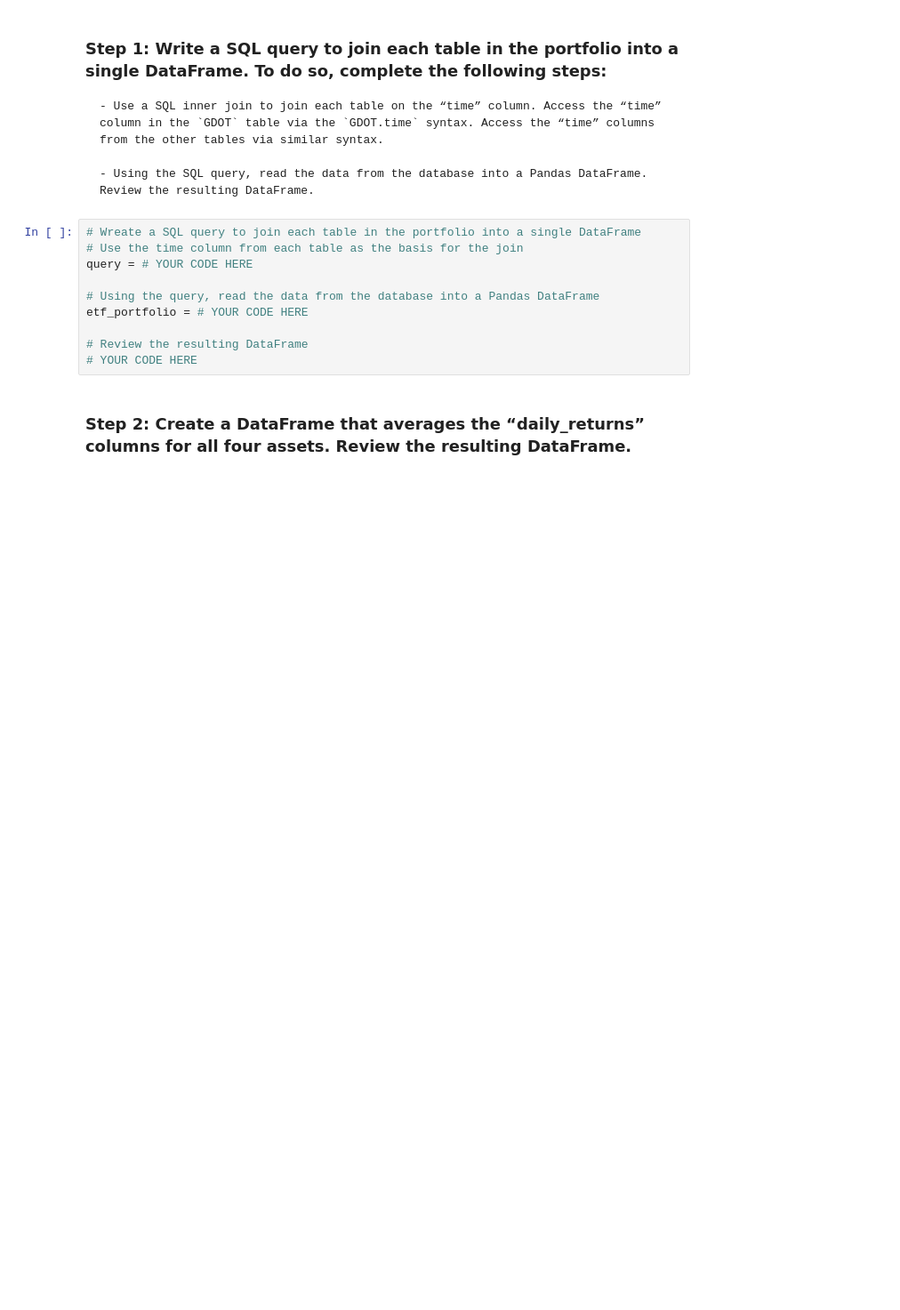
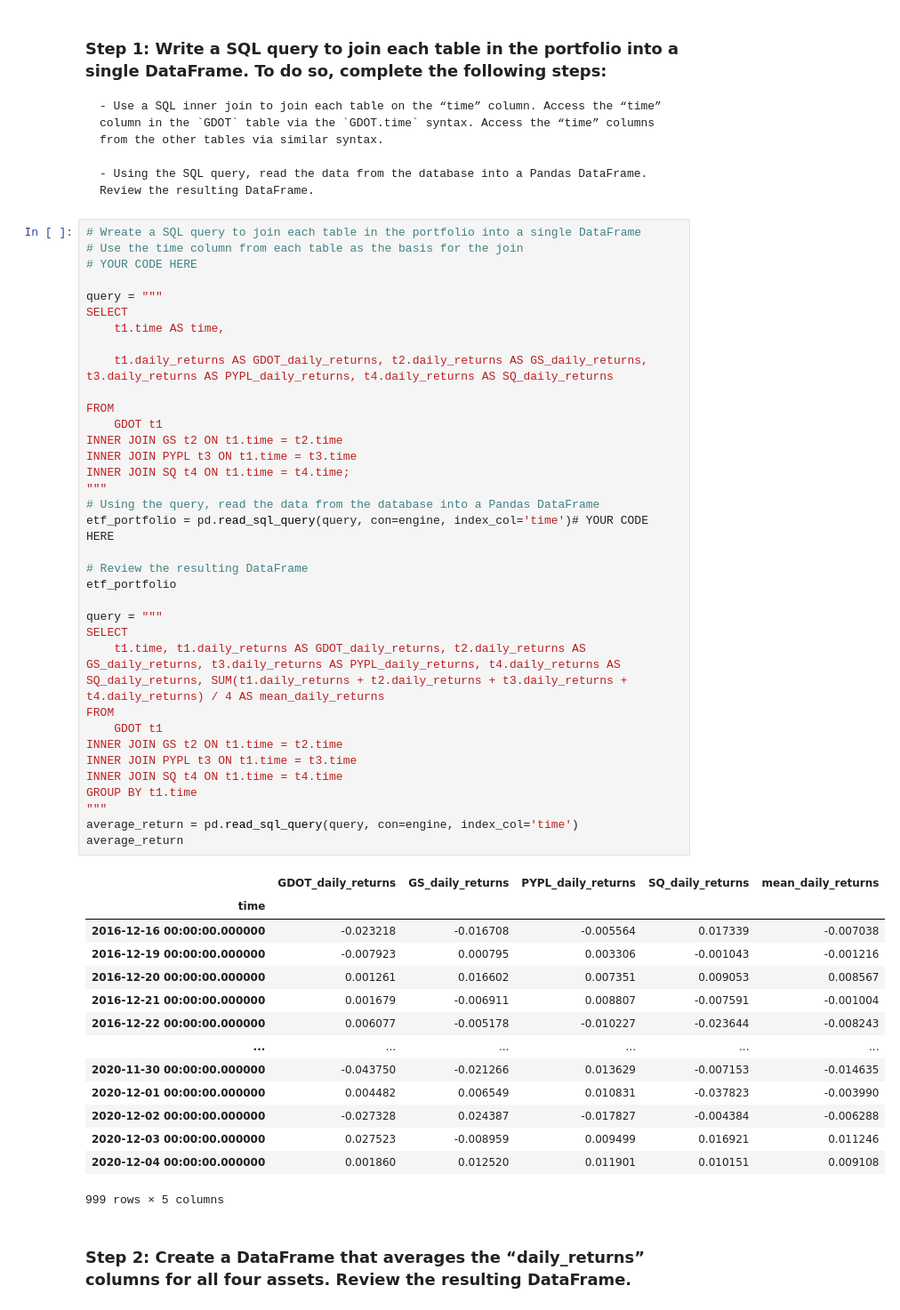
Before and after one commit to shangfii/etf_analyzer, a Jupyter notebook: startcode/etf_analyzer.ipynb, the cells around one changed output. Shown at 89% size. Drawn from its saved outputs; the diff is of its cells as text; blank space fills up the shorter version.

Commit message:
Tables combined with ave calculated

```diff
--- a/startcode/etf_analyzer.ipynb
+++ b/startcode/etf_analyzer.ipynb
@@ -341,16 +368,56 @@ Complete the following steps:
     - Use a SQL inner join to join each table on the “time” column. Access the “time” column in the `GDOT` table via the `GDOT.time` syntax. Access the “time” columns from the other tables via similar syntax.
 
     - Using the SQL query, read the data from the database into a Pandas DataFrame. Review the resulting DataFrame.
-# %%
-# Wreate a SQL query to join each table in the portfolio into a single DataFrame
-# Use the time column from each table as the basis for the join
-query = # YOUR CODE HERE
-
-# Using the query, read the data from the database into a Pandas DataFrame
-etf_portfolio = # YOUR CODE HERE
-
-# Review the resulting DataFrame
-# YOUR CODE HERE
+# %%
+# Wreate a SQL query to join each table in the portfolio into a single DataFrame
+# Use the time column from each table as the basis for the join
+# YOUR CODE HERE
+
+query = """
+SELECT
+    t1.time AS time,
+
+    t1.daily_returns AS GDOT_daily_returns, t2.daily_returns AS GS_daily_returns, t3.daily_returns AS PYPL_daily_returns, t4.daily_returns AS SQ_daily_returns
+
+FROM
+    GDOT t1
+INNER JOIN GS t2 ON t1.time = t2.time
+INNER JOIN PYPL t3 ON t1.time = t3.time
+INNER JOIN SQ t4 ON t1.time = t4.time;
+"""
+# Using the query, read the data from the database into a Pandas DataFrame
+etf_portfolio = pd.read_sql_query(query, con=engine, index_col='time')# YOUR CODE HERE
+
+# Review the resulting DataFrame
+etf_portfolio
+
+query = """
+SELECT
+    t1.time, t1.daily_returns AS GDOT_daily_returns, t2.daily_returns AS GS_daily_returns, t3.daily_returns AS PYPL_daily_returns, t4.daily_returns AS SQ_daily_returns, SUM(t1.daily_returns + t2.daily_returns + t3.daily_returns + t4.daily_returns) / 4 AS mean_daily_returns
+FROM
+    GDOT t1
+INNER JOIN GS t2 ON t1.time = t2.time
+INNER JOIN PYPL t3 ON t1.time = t3.time
+INNER JOIN SQ t4 ON t1.time = t4.time
+GROUP BY t1.time
+"""
+average_return = pd.read_sql_query(query, con=engine, index_col='time')
+average_return
+# %% [output]
+|  | GDOT_daily_returns | GS_daily_returns | PYPL_daily_returns | SQ_daily_returns | mean_daily_returns |
+| time |  |  |  |  |  |
+| 2016-12-16 00:00:00.000000 | -0.023218 | -0.016708 | -0.005564 | 0.017339 | -0.007038 |
+| 2016-12-19 00:00:00.000000 | -0.007923 | 0.000795 | 0.003306 | -0.001043 | -0.001216 |
+| 2016-12-20 00:00:00.000000 | 0.001261 | 0.016602 | 0.007351 | 0.009053 | 0.008567 |
+| 2016-12-21 00:00:00.000000 | 0.001679 | -0.006911 | 0.008807 | -0.007591 | -0.001004 |
+| 2016-12-22 00:00:00.000000 | 0.006077 | -0.005178 | -0.010227 | -0.023644 | -0.008243 |
+| ... | ... | ... | ... | ... | ... |
+| 2020-11-30 00:00:00.000000 | -0.043750 | -0.021266 | 0.013629 | -0.007153 | -0.014635 |
+| 2020-12-01 00:00:00.000000 | 0.004482 | 0.006549 | 0.010831 | -0.037823 | -0.003990 |
+| 2020-12-02 00:00:00.000000 | -0.027328 | 0.024387 | -0.017827 | -0.004384 | -0.006288 |
+| 2020-12-03 00:00:00.000000 | 0.027523 | -0.008959 | 0.009499 | 0.016921 | 0.011246 |
+| 2020-12-04 00:00:00.000000 | 0.001860 | 0.012520 | 0.011901 | 0.010151 | 0.009108 |
+999 rows × 5 columns
 # %% [markdown]
 ### Step 2: Create a DataFrame that averages the “daily_returns” columns for all four assets. Review the resulting DataFrame.
 # %%
```
Also changed, not shown: parts of 5 cells of this notebook.
